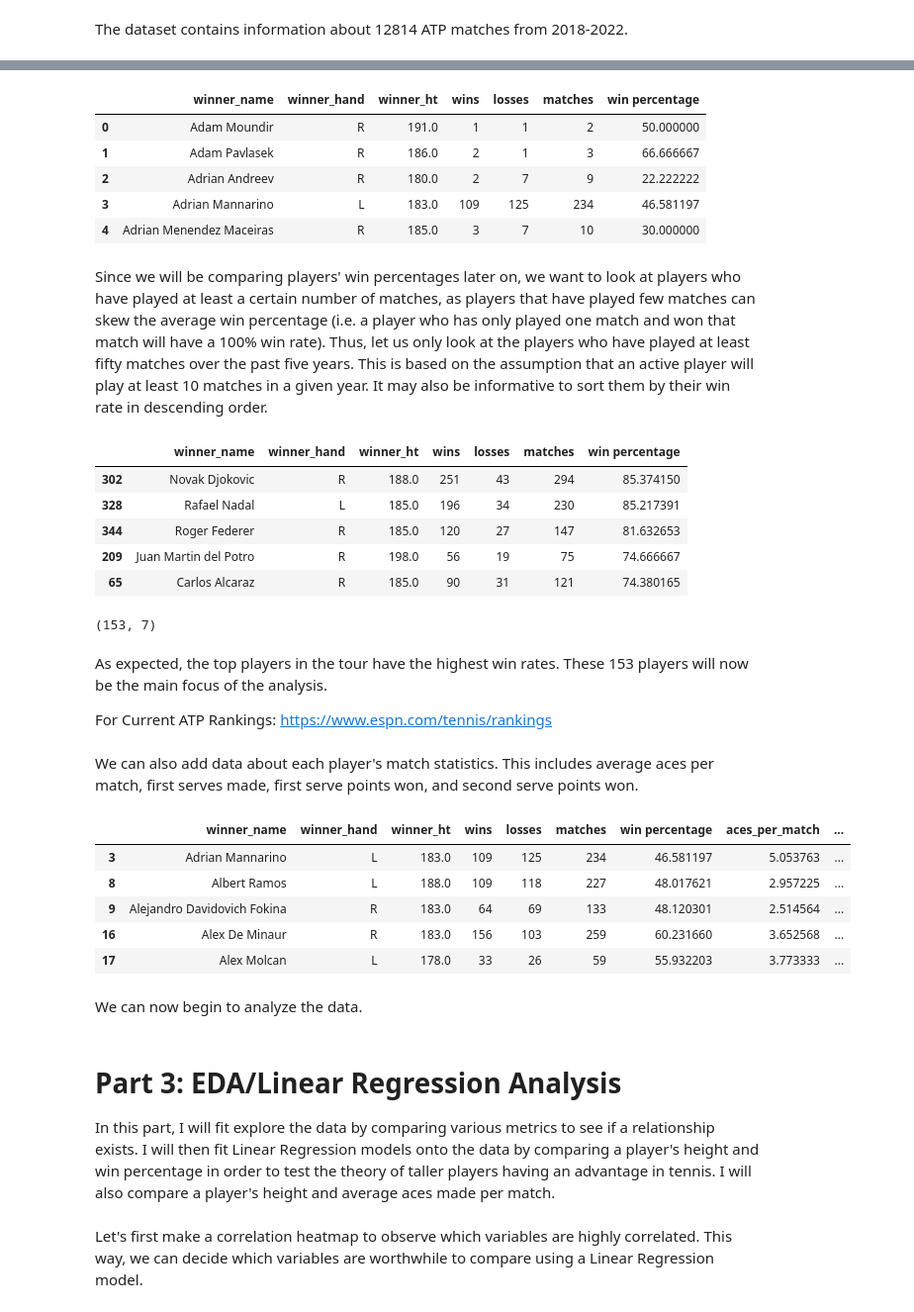
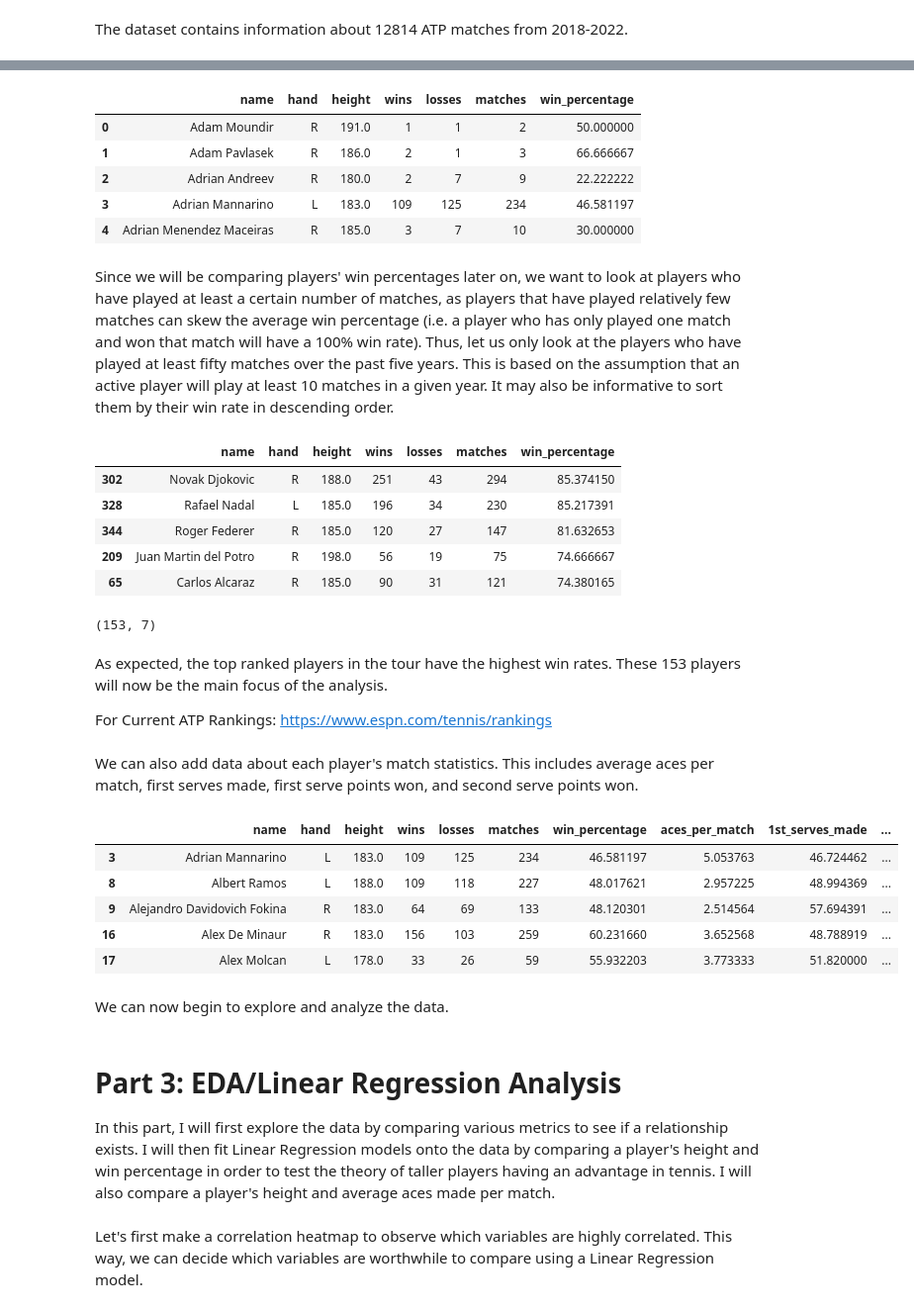
Before and after one commit to eli4278/jekyll_theme, a Jupyter notebook: final_project.ipynb, the cells around one changed output, grey strips where cells are left out. Shown: that part at 99% size. Drawn from its saved outputs; the diff is of its cells as text; code cells hidden in the pictures.

```diff
--- a/final_project.ipynb
+++ b/final_project.ipynb
@@ -24,11 +29,11 @@ from sklearn.model_selection import train_test_split
 # %% [markdown]
 Read in the CSV file for each year from 2018-2022. Then concatenate them together.
 # %%
-atp_matches_22 = pd.read_csv('/Users/ericli/Downloads/tennis_atp-master/atp_matches_2022.csv')
-atp_matches_21 = pd.read_csv('/Users/ericli/Downloads/tennis_atp-master/atp_matches_2021.csv')
-atp_matches_20 = pd.read_csv('/Users/ericli/Downloads/tennis_atp-master/atp_matches_2020.csv')
-atp_matches_19 = pd.read_csv('/Users/ericli/Downloads/tennis_atp-master/atp_matches_2019.csv')
-atp_matches_18 = pd.read_csv('/Users/ericli/Downloads/tennis_atp-master/atp_matches_2018.csv')
+atp_matches_22 = pd.read_csv('match_data/atp_matches_2022.csv')
+atp_matches_21 = pd.read_csv('match_data/atp_matches_2021.csv')
+atp_matches_20 = pd.read_csv('match_data/atp_matches_2020.csv')
+atp_matches_19 = pd.read_csv('match_data/atp_matches_2019.csv')
+atp_matches_18 = pd.read_csv('match_data/atp_matches_2018.csv')
 atp_matches_18_22 = pd.concat([atp_matches_18, atp_matches_19, atp_matches_20, atp_matches_21, atp_matches_22], axis=0)
 atp_matches_18_22.head()
 # %% [output]
@@ -56,4 +61,5 @@ Note: This is possible to do because we are assuming that a player's height and
 # %%
 player_data = atp_matches_18_22.groupby(['winner_name','winner_hand','winner_ht']).size().reset_index().rename(columns={0:'wins'})
+player_data = player_data.rename(columns={'winner_name':'name', 'winner_hand':'hand', 'winner_ht':'height'})
 player_data.head()
 # %% [output]
@@ -68,28 +74,28 @@ Now let's add a column for the number of matches each player has lost by iterati
 # %%
 losses = []
 
-for player in player_data['winner_name']:
+for player in player_data['name']:
     sub_df = atp_matches_18_22[atp_matches_18_22['loser_name'] == player]
     losses.append(sub_df.shape[0])
 
 player_data['losses'] = losses
 player_data['matches'] = player_data['wins'] + player_data['losses']
-player_data['win percentage'] = 100 * player_data['wins'] / player_data['matches']
+player_data['win_percentage'] = 100 * player_data['wins'] / player_data['matches']
 player_data.head()
 # %% [output]
-|  | winner_name | winner_hand | winner_ht | wins | losses | matches | win percentage |
+|  | name | hand | height | wins | losses | matches | win_percentage |
 | 0 | Adam Moundir | R | 191.0 | 1 | 1 | 2 | 50.000000 |
 | 1 | Adam Pavlasek | R | 186.0 | 2 | 1 | 3 | 66.666667 |
 | 2 | Adrian Andreev | R | 180.0 | 2 | 7 | 9 | 22.222222 |
 | 3 | Adrian Mannarino | L | 183.0 | 109 | 125 | 234 | 46.581197 |
 | 4 | Adrian Menendez Maceiras | R | 185.0 | 3 | 7 | 10 | 30.000000 |
 # %% [markdown]
-Since we will be comparing players' win percentages later on, we want to look at players who have played at least a certain number of matches, as players that have played few matches can skew the average win percentage (i.e. a player who has only played one match and won that match will have a 100% win rate). Thus, let us only look at the players who have played at least fifty matches over the past five years. This is based on the assumption that an active player will play at least 10 matches in a given year. It may also be informative to sort them by their win rate in descending order.
+Since we will be comparing players' win percentages later on, we want to look at players who have played at least a certain number of matches, as players that have played relatively few matches can skew the average win percentage (i.e. a player who has only played one match and won that match will have a 100% win rate). Thus, let us only look at the players who have played at least fifty matches over the past five years. This is based on the assumption that an active player will play at least 10 matches in a given year. It may also be informative to sort them by their win rate in descending order.
 # %%
 player_data = player_data[player_data['matches'] >= 50]
-player_data.sort_values('win percentage', ascending=False).head()
+player_data.sort_values('win_percentage', ascending=False).head()
 # %% [output]
-|  | winner_name | winner_hand | winner_ht | wins | losses | matches | win percentage |
+|  | name | hand | height | wins | losses | matches | win_percentage |
 | 302 | Novak Djokovic | R | 188.0 | 251 | 43 | 294 | 85.374150 |
 | 328 | Rafael Nadal | L | 185.0 | 196 | 34 | 230 | 85.217391 |
 | 344 | Roger Federer | R | 185.0 | 120 | 27 | 147 | 81.632653 |
@@ -100,7 +106,7 @@ player_data.shape
 # %% [output]
 (153, 7)
 # %% [markdown]
-As expected, the top players in the tour have the highest win rates. These 153 players will now be the main focus of the analysis.
+As expected, the top ranked players in the tour have the highest win rates. These 153 players will now be the main focus of the analysis.
 
 For Current ATP Rankings: https://www.espn.com/tennis/rankings
 # %% [markdown]
@@ -108,39 +114,39 @@ We can also add data about each player's match statistics. This includes average
 # %%
 aces = []
 first_serves = []
 first_serve_pts = []
 second_serve_pts = []
 
-for player in player_data['winner_name']:
+for player in player_data['name']:
     sub_df = atp_matches_18_22[atp_matches_18_22['loser_name'] == player]
     sub_df2 = atp_matches_18_22[atp_matches_18_22['winner_name'] == player]
     avg_ace = (sub_df['l_ace'].mean() + sub_df2['w_ace'].mean()) / 2
     aces.append(avg_ace)
     avg_1st_serves = (sub_df['l_1stIn'].mean() + sub_df2['w_1stIn'].mean()) / 2
     first_serves.append(avg_1st_serves)
     avg_1st_serve_pts = (sub_df['l_1stWon'].mean() + sub_df2['w_1stWon'].mean()) / 2
     first_serve_pts.append(avg_1st_serve_pts)
     avg_2nd_serve_pts = (sub_df['l_2ndWon'].mean() + sub_df2['w_2ndWon'].mean()) / 2
     second_serve_pts.append(avg_2nd_serve_pts)
 
 player_data['aces_per_match'] = aces
 player_data['1st_serves_made'] = first_serves
 player_data['1st_serve_pts'] = first_serve_pts
 player_data['2nd_serve_pts'] = second_serve_pts
 player_data.head()
 # %% [output]
-|  | winner_name | winner_hand | winner_ht | wins | losses | matches | win percentage | aces_per_match | ... |
-| 3 | Adrian Mannarino | L | 183.0 | 109 | 125 | 234 | 46.581197 | 5.053763 | ... |
-| 8 | Albert Ramos | L | 188.0 | 109 | 118 | 227 | 48.017621 | 2.957225 | ... |
-| 9 | Alejandro Davidovich Fokina | R | 183.0 | 64 | 69 | 133 | 48.120301 | 2.514564 | ... |
-| 16 | Alex De Minaur | R | 183.0 | 156 | 103 | 259 | 60.231660 | 3.652568 | ... |
-| 17 | Alex Molcan | L | 178.0 | 33 | 26 | 59 | 55.932203 | 3.773333 | ... |
+|  | name | hand | height | wins | losses | matches | win_percentage | aces_per_match | 1st_serves_made | ... |
+| 3 | Adrian Mannarino | L | 183.0 | 109 | 125 | 234 | 46.581197 | 5.053763 | 46.724462 | ... |
+| 8 | Albert Ramos | L | 188.0 | 109 | 118 | 227 | 48.017621 | 2.957225 | 48.994369 | ... |
+| 9 | Alejandro Davidovich Fokina | R | 183.0 | 64 | 69 | 133 | 48.120301 | 2.514564 | 57.694391 | ... |
+| 16 | Alex De Minaur | R | 183.0 | 156 | 103 | 259 | 60.231660 | 3.652568 | 48.788919 | ... |
+| 17 | Alex Molcan | L | 178.0 | 33 | 26 | 59 | 55.932203 | 3.773333 | 51.820000 | ... |
 # %% [markdown]
-We can now begin to analyze the data.
+We can now begin to explore and analyze the data.
 # %% [markdown]
 # Part 3: EDA/Linear Regression Analysis
 
-In this part, I will fit explore the data by comparing various metrics to see if a relationship exists. I will then fit Linear Regression models onto the data by comparing a player's height and win percentage in order to test the theory of taller players having an advantage in tennis. I will also compare a player's height and average aces made per match.
+In this part, I will first explore the data by comparing various metrics to see if a relationship exists. I will then fit Linear Regression models onto the data by comparing a player's height and win percentage in order to test the theory of taller players having an advantage in tennis. I will also compare a player's height and average aces made per match.
 # %% [markdown]
 Let's first make a correlation heatmap to observe which variables are highly correlated. This way, we can decide which variables are worthwhile to compare using a Linear Regression model.
 # %%
```
Also changed, not shown: parts of 47 cells of this notebook, 5 other files.
